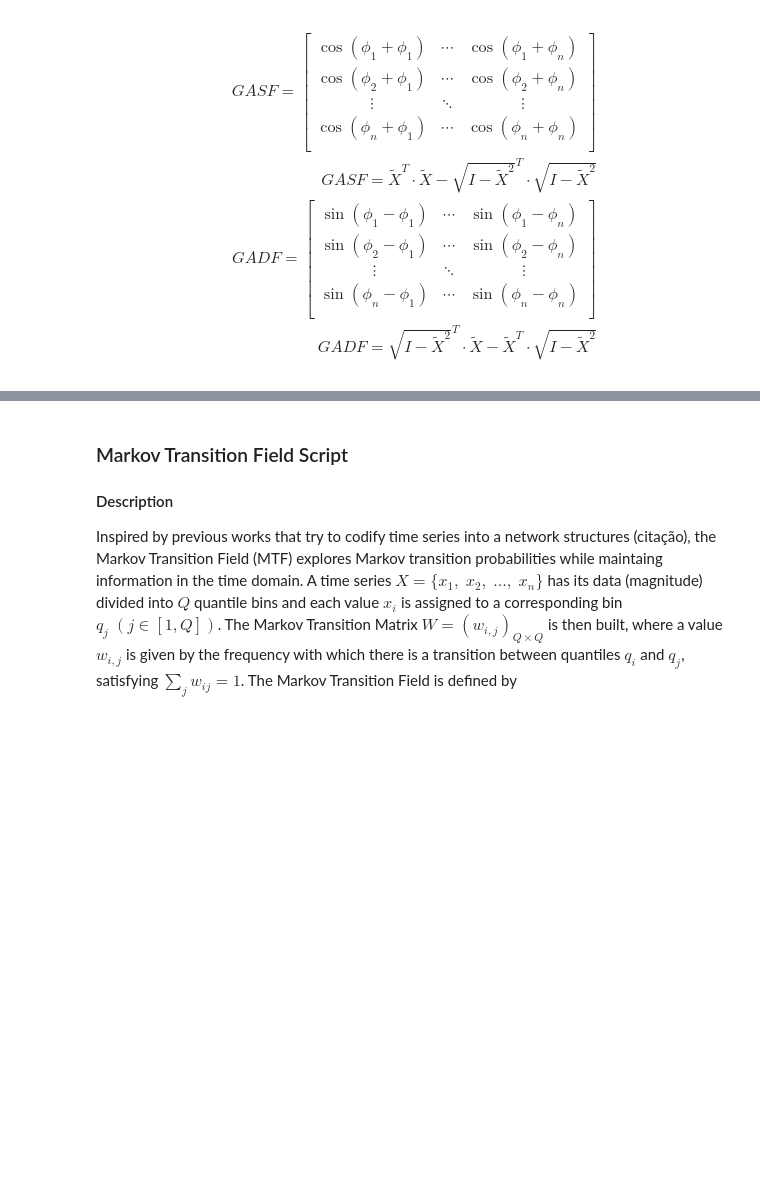
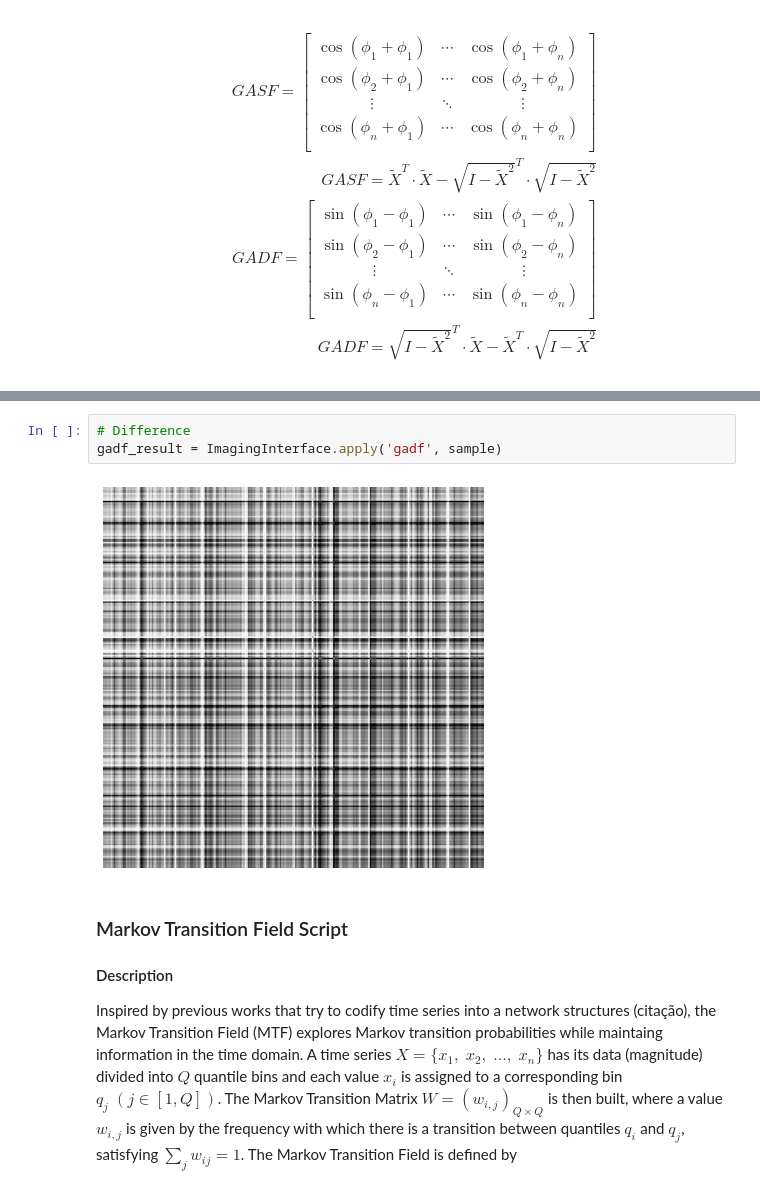
Before and after one commit to patrick-oliveira/ICDeepLearning, a Jupyter notebook: 3 - Time Series Imaging.ipynb, the cells around one changed output, grey strips where cells are left out. Saved outputs shown, nothing was run; the diff lists cells and outputs as text; blank space fills up the shorter version.

```diff
--- a/3 - Time Series Imaging.ipynb
+++ b/3 - Time Series Imaging.ipynb
@@ -119,3 +94,8 @@ Fields.createField(gadf, data, range(2000, 2730), figSize, fig_path, signal_leng
+# %%
+# Difference
+gadf_result = ImagingInterface.apply('gadf', sample)
+# %% [output]
+[figure, added]
 # %% [markdown]
 ### Markov Transition Field Script
 
```
Also changed, not shown: parts of 29 cells of this notebook, 3 other files.
